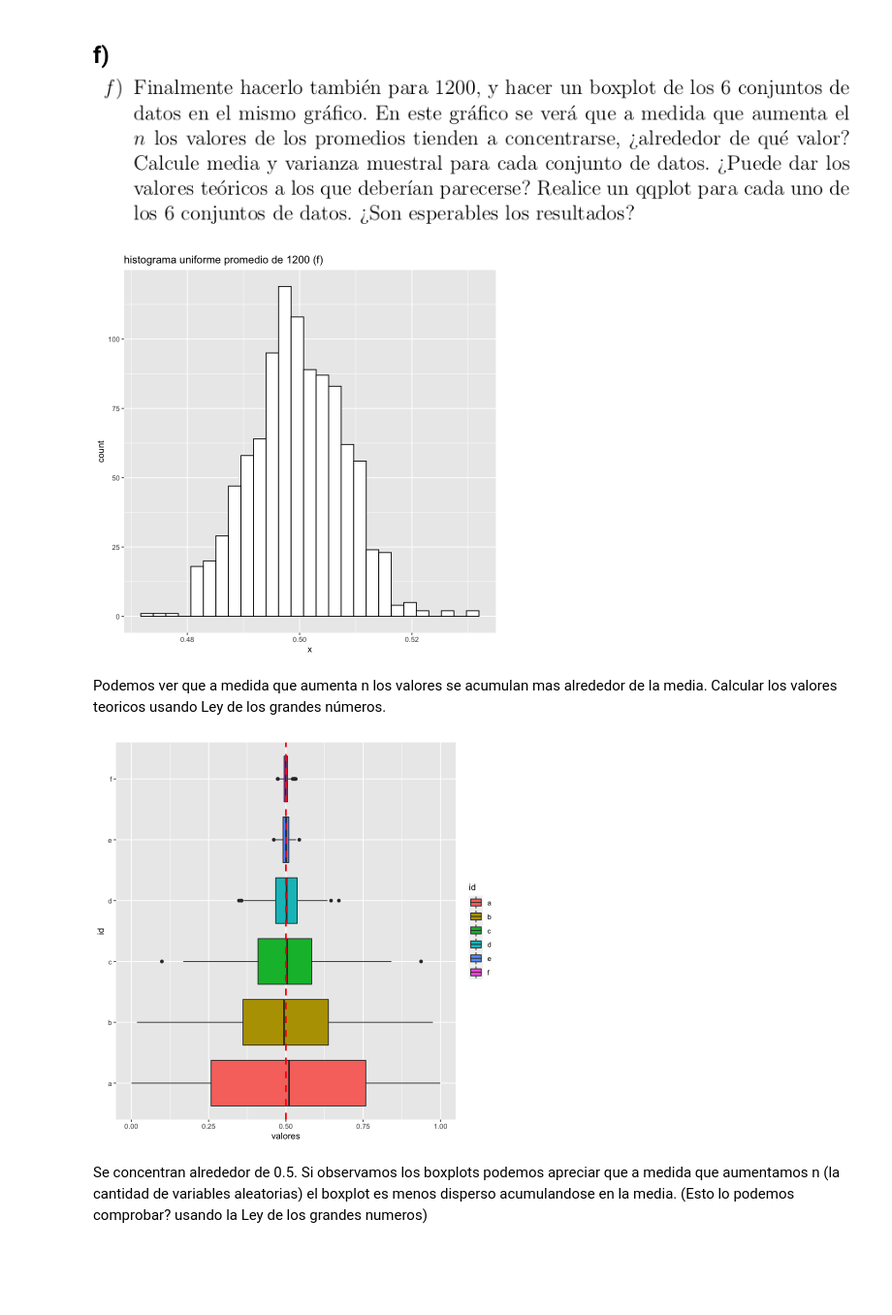
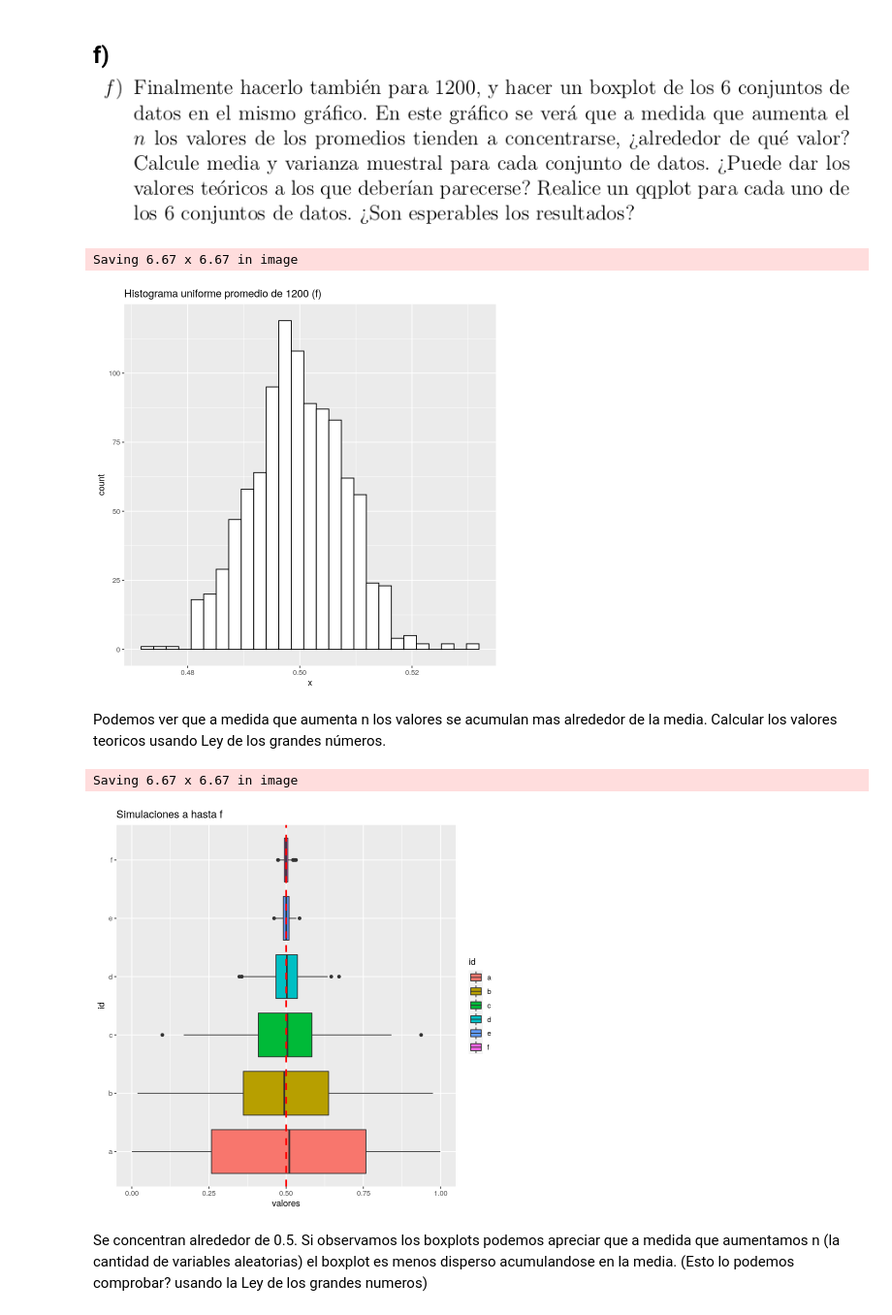
Before and after one commit to fzanollo/proba, a Jupyter notebook: tp/TP.ipynb, the cells around one changed output. Shown at 97% size. Drawn from its saved outputs; the diff is of its cells as text; code cells hidden in the pictures; blank space fills up the shorter version.

```diff
--- a/tp/TP.ipynb
+++ b/tp/TP.ipynb
@@ -73,19 +82,24 @@ ggplot(dat, aes(x=id, y=valores, fill=id)) +
 ## f) <img src="attachment:image.png" width="800">
 # %%
 f_datos = replicate(1000, {mean(runif(1200))})
-make_histogram(f_datos, "histograma uniforme promedio de 1200 (f)")
+make_histogram(f_datos, "Histograma uniforme promedio de 1200 (f)", "unif_histograma_f")
 # %% [output]
+Saving 6.67 x 6.67 in image
-[figure, old version]
+[figure, new version]
 # %% [markdown]
 Podemos ver que a medida que aumenta n los valores se acumulan mas alrededor de la media.
 Calcular los valores teoricos usando Ley de los grandes números.
 # %%
 dat = data.frame(valores=c(a_datos, b_datos, c_datos, d_datos, e_datos, f_datos), id=rep(c('a','b','c','d','e','f'),each=1000))
 
 ggplot(dat, aes(x=id, y=valores, fill=id)) +
-  geom_boxplot() + coord_flip() + geom_hline(yintercept = 0.5, linetype="dashed", color = "red", size=1)
+  geom_boxplot() + coord_flip() + geom_hline(yintercept = 0.5, linetype="dashed", color = "red", size=1) +
+  ggtitle("Simulaciones a hasta f")
+
+ggsave("imagenes/ej_f_boxplot", device = "png")
 # %% [output]
+Saving 6.67 x 6.67 in image
-[figure, old version]
+[figure, new version]
 # %% [markdown]
 Se concentran alrededor de 0.5.
 Si observamos los boxplots podemos apreciar que a medida que aumentamos n (la cantidad de variables aleatorias) el boxplot es menos disperso acumulandose en la media. (Esto lo podemos comprobar? usando la Ley de los grandes numeros)
```
Also changed, not shown: parts of 13 cells of this notebook, 30 other files.
